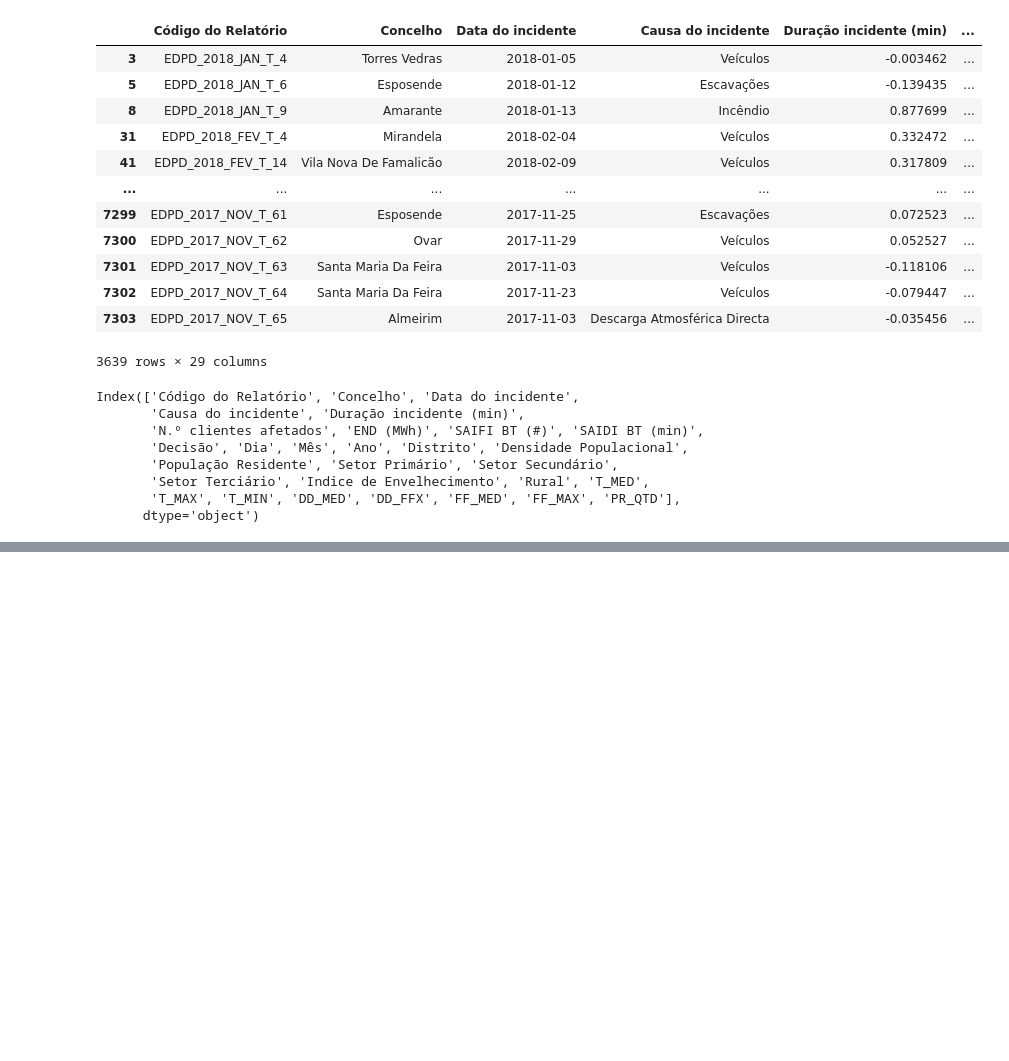
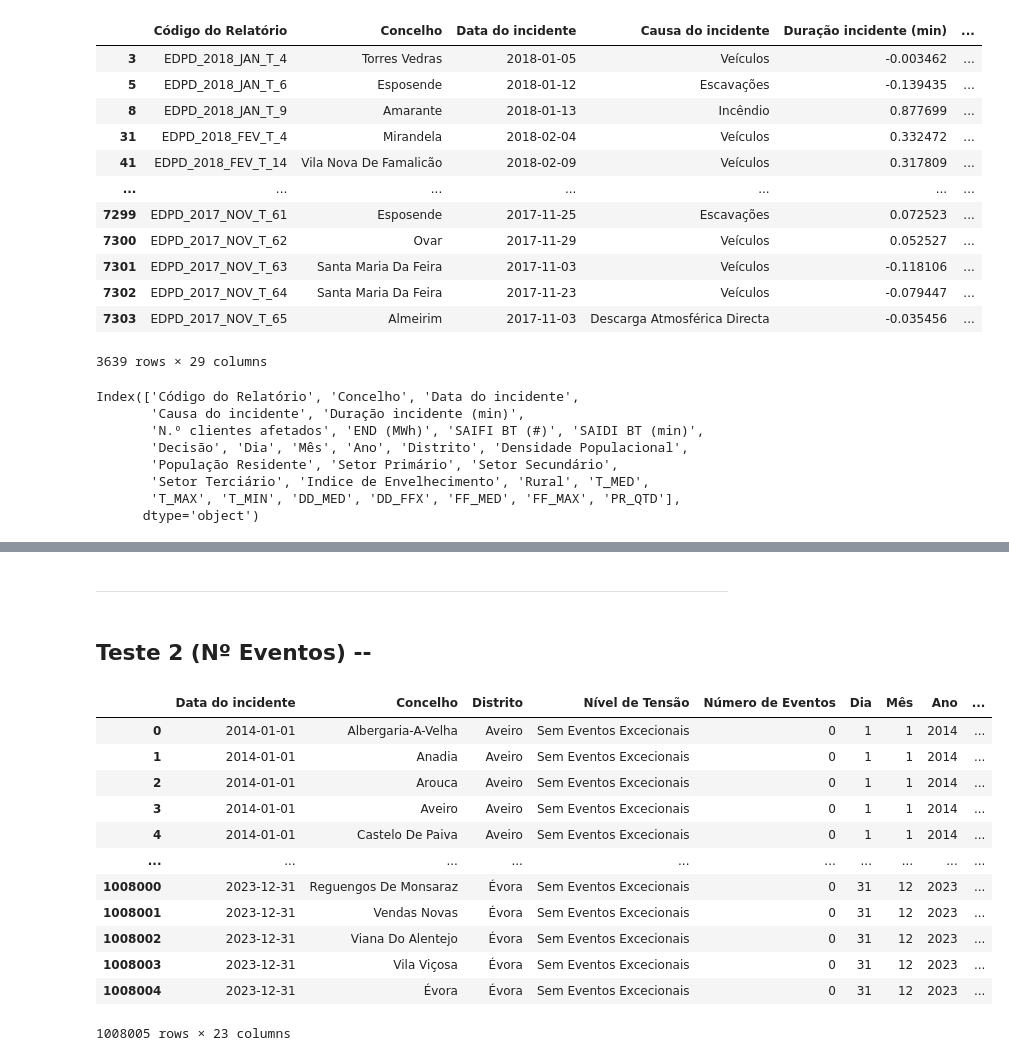
Before and after one commit to Vullkano/pfacd, a Jupyter notebook: rascunhos/freitas/TimeSeries.ipynb, the cells around one changed output, grey strips where cells are left out. Saved outputs shown, nothing was run; the diff lists cells and outputs as text; code cells hidden in the pictures; blank space fills up the shorter version.

```diff
--- a/rascunhos/freitas/TimeSeries.ipynb
+++ b/rascunhos/freitas/TimeSeries.ipynb
@@ -305,0 +318,22 @@ plt.show()
+# %% [markdown]
+- - -
+# %% [markdown]
+## Teste 2 (Nº Eventos) --
+# %%
+file = data_folder / "AllDaysEventos.parquet"
+QuebrasFinal = pd.read_parquet(file)
+QuebrasFinal
+# %% [output]
+|  | Data do incidente | Concelho | Distrito | Nível de Tensão | Número de Eventos | Dia | Mês | Ano | ... |
+| 0 | 2014-01-01 | Albergaria-A-Velha | Aveiro | Sem Eventos Excecionais | 0 | 1 | 1 | 2014 | ... |
+| 1 | 2014-01-01 | Anadia | Aveiro | Sem Eventos Excecionais | 0 | 1 | 1 | 2014 | ... |
+| 2 | 2014-01-01 | Arouca | Aveiro | Sem Eventos Excecionais | 0 | 1 | 1 | 2014 | ... |
+| 3 | 2014-01-01 | Aveiro | Aveiro | Sem Eventos Excecionais | 0 | 1 | 1 | 2014 | ... |
+| 4 | 2014-01-01 | Castelo De Paiva | Aveiro | Sem Eventos Excecionais | 0 | 1 | 1 | 2014 | ... |
+| ... | ... | ... | ... | ... | ... | ... | ... | ... | ... |
+| 1008000 | 2023-12-31 | Reguengos De Monsaraz | Évora | Sem Eventos Excecionais | 0 | 31 | 12 | 2023 | ... |
+| 1008001 | 2023-12-31 | Vendas Novas | Évora | Sem Eventos Excecionais | 0 | 31 | 12 | 2023 | ... |
+| 1008002 | 2023-12-31 | Viana Do Alentejo | Évora | Sem Eventos Excecionais | 0 | 31 | 12 | 2023 | ... |
+| 1008003 | 2023-12-31 | Vila Viçosa | Évora | Sem Eventos Excecionais | 0 | 31 | 12 | 2023 | ... |
+| 1008004 | 2023-12-31 | Évora | Évora | Sem Eventos Excecionais | 0 | 31 | 12 | 2023 | ... |
+1008005 rows × 23 columns
```
Also changed, not shown: parts of 19 cells of this notebook, 1 other file.
